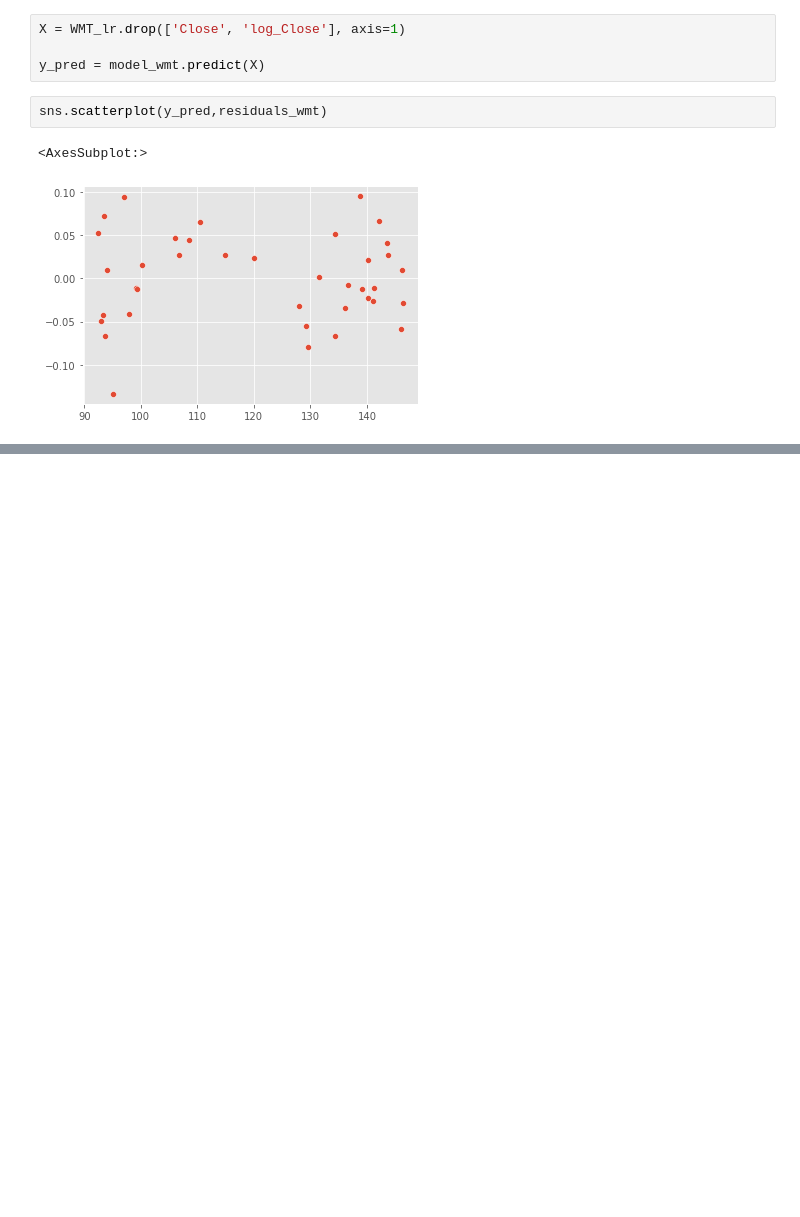
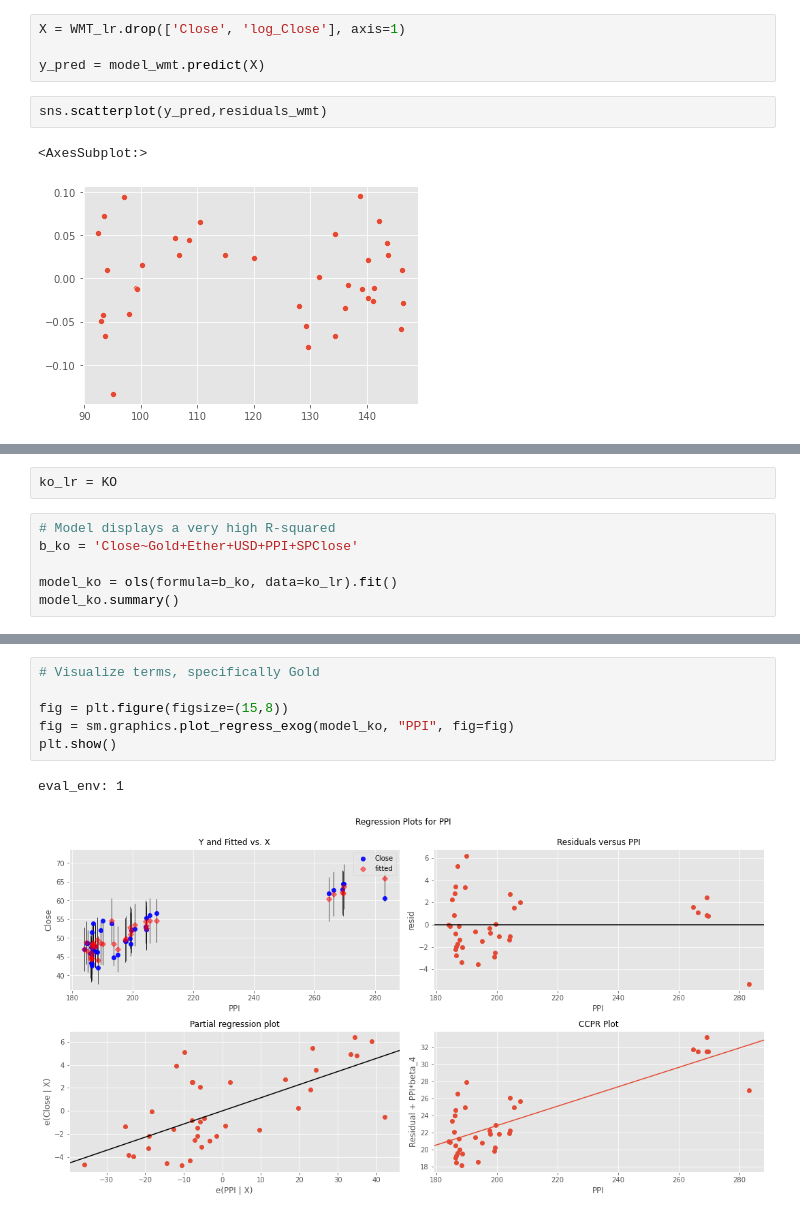
Before and after one commit to ashakeri92/Capstone, a Jupyter notebook: Analysis.ipynb, the cells around one changed output, grey strips where cells are left out. Cells and saved outputs as stored; diff of their text form; blank space fills up the shorter version.

```diff
--- a/Analysis.ipynb
+++ b/Analysis.ipynb
@@ -826,0 +841,8 @@ sns.scatterplot(y_pred,residuals_wmt)
+# %%
+ko_lr = KO
+# %%
+# Model displays a very high R-squared
+b_ko = 'Close~Gold+Ether+USD+PPI+SPClose'
+
+model_ko = ols(formula=b_ko, data=ko_lr).fit()
+model_ko.summary()
@@ -826,0 +875,9 @@ sns.scatterplot(y_pred,residuals_wmt)
+# %%
+# Visualize terms, specifically Gold
+
+fig = plt.figure(figsize=(15,8))
+fig = sm.graphics.plot_regress_exog(model_ko, "PPI", fig=fig)
+plt.show()
+# %% [output]
+eval_env: 1
+[figure, added]
```
Also changed, not shown: parts of 29 cells of this notebook.
